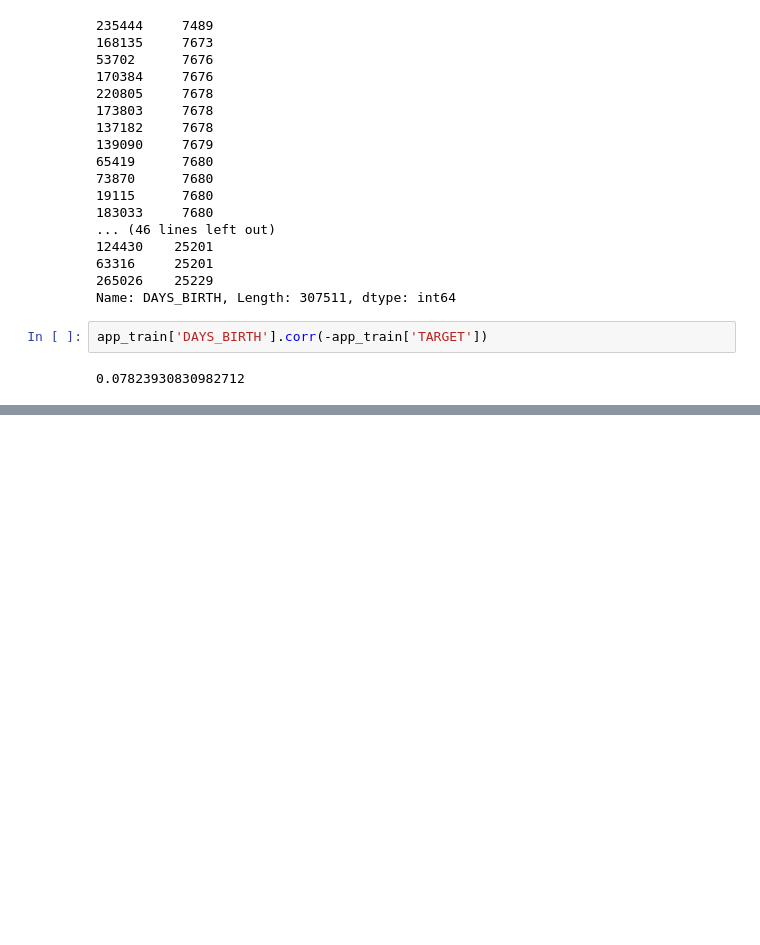
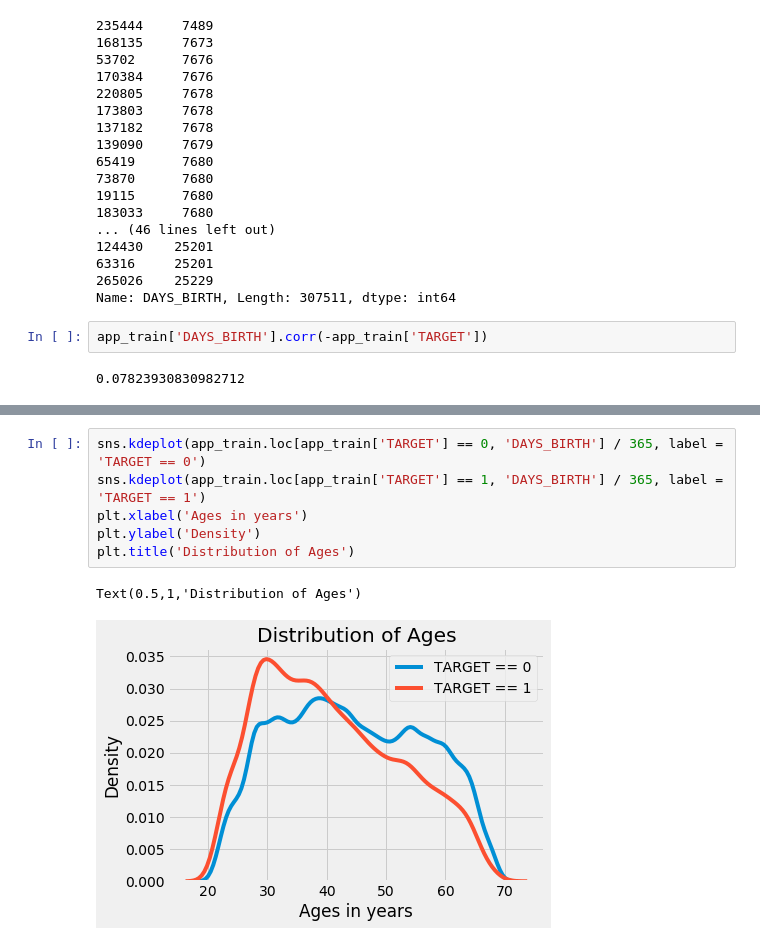
Before and after one commit to DavidSimonyan/DataScience, a Jupyter notebook: Python files/Kaggle/Home Credit Default Risk/Learning.ipynb, the cells around one changed output, grey strips where cells are left out. Cells and saved outputs as stored; diff of their text form; blank space fills up the shorter version.

```diff
--- a/Python files/Kaggle/Home Credit Default Risk/Learning.ipynb
+++ b/Python files/Kaggle/Home Credit Default Risk/Learning.ipynb
@@ -294,0 +315,9 @@ app_train['DAYS_BIRTH'].corr(-app_train['TARGET'])
+# %%
+sns.kdeplot(app_train.loc[app_train['TARGET'] == 0, 'DAYS_BIRTH'] / 365, label = 'TARGET == 0')
+sns.kdeplot(app_train.loc[app_train['TARGET'] == 1, 'DAYS_BIRTH'] / 365, label = 'TARGET == 1')
+plt.xlabel('Ages in years')
+plt.ylabel('Density')
+plt.title('Distribution of Ages')
+# %% [output]
+Text(0.5,1,'Distribution of Ages')
+[figure, added]
```
Also changed, not shown: parts of 5 cells of this notebook.
